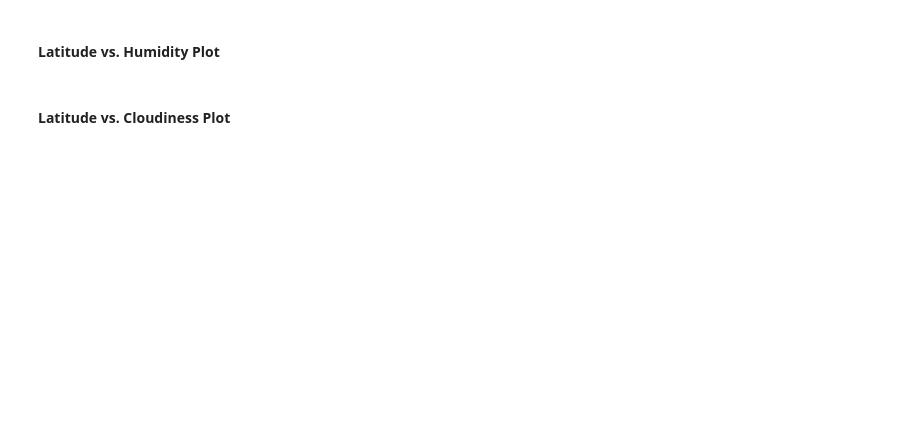
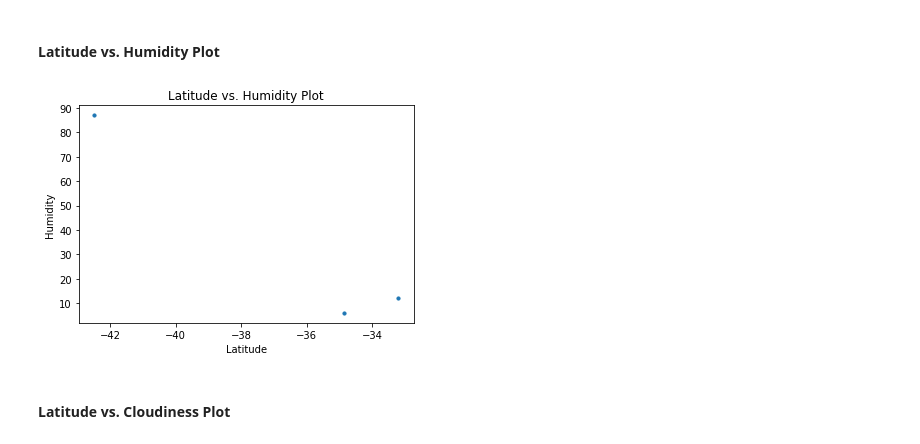
Before and after one commit to GABBAS65/API_Homework, a Jupyter notebook: WeatherPy/WeatherPy.ipynb, the cells around one changed output. Cells and saved outputs as stored; diff of their text form; code cells hidden in the pictures; blank space fills up the shorter version.

```diff
--- a/WeatherPy/WeatherPy.ipynb
+++ b/WeatherPy/WeatherPy.ipynb
@@ -67,4 +132,13 @@ len(cities)
 # %% [markdown]
 #### Latitude vs. Humidity Plot
+# %%
+plt.title('Latitude vs. Humidity Plot')
+plt.xlabel('Latitude')
+plt.ylabel('Humidity')
+
+plt.scatter( weather_data_df['Latitude'], weather_data_df['Humidity'], marker="o", s=10)
+plt.show()
+# %% [output]
+[figure, added]
 # %% [markdown]
 #### Latitude vs. Cloudiness Plot
```
Also changed, not shown: parts of 6 cells of this notebook.
